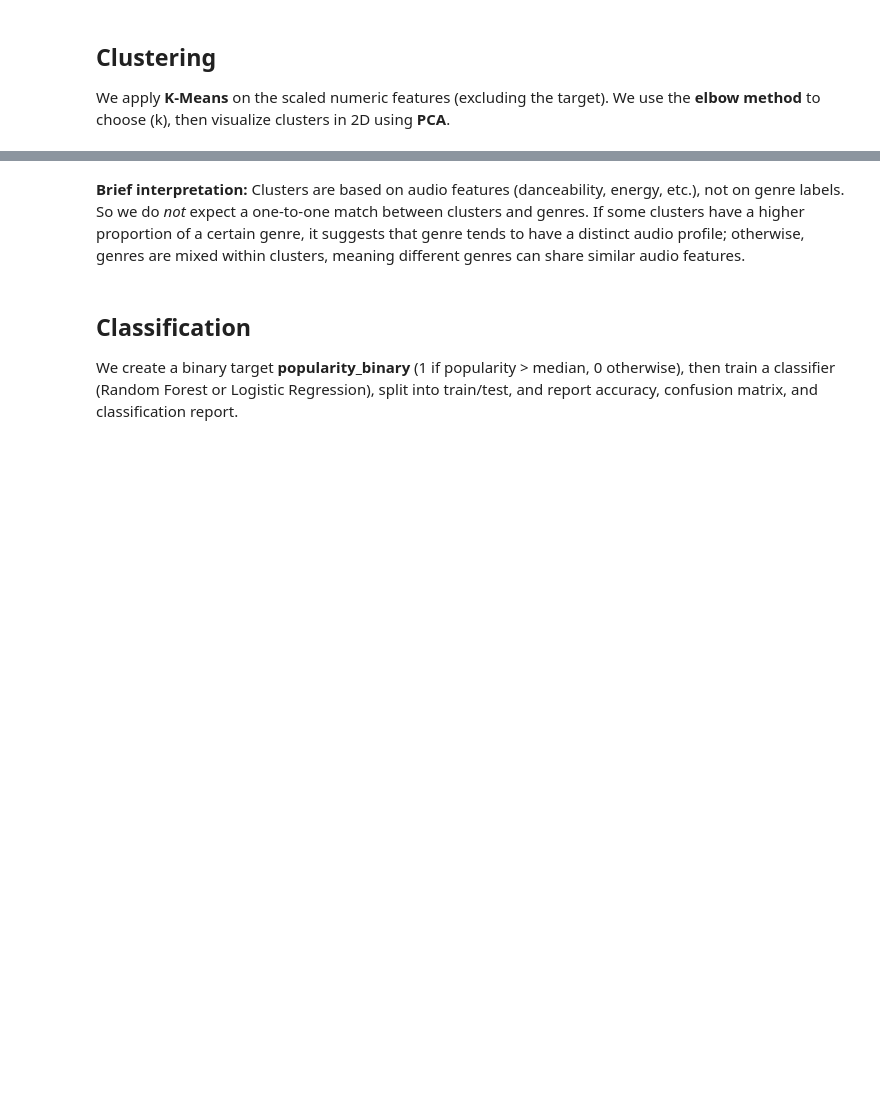
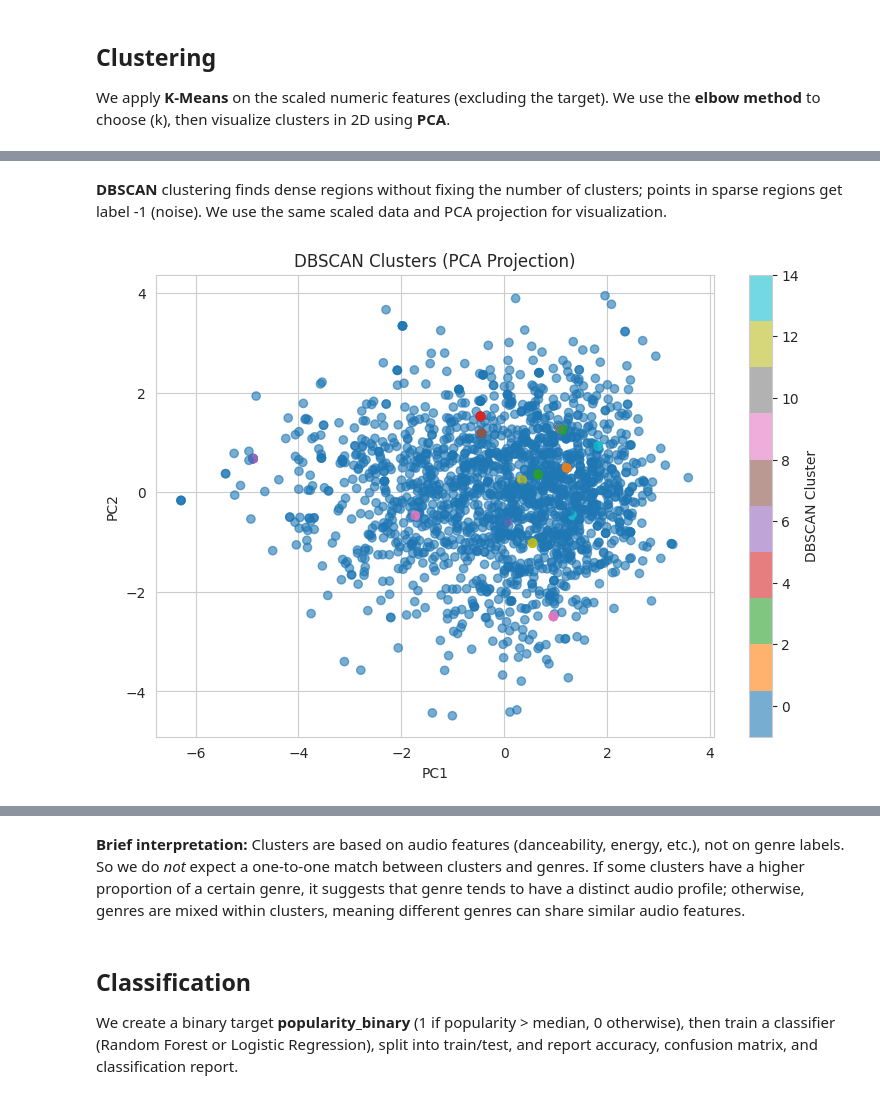
Before and after one commit to AlexSidorov12/Spotify_Project_CS4168, a Jupyter notebook: analysis.ipynb, the cells around one changed output, grey strips where cells are left out. Drawn from its saved outputs; the diff is of its cells as text; code cells hidden in the pictures; blank space fills up the shorter version.

```diff
--- a/analysis.ipynb
+++ b/analysis.ipynb
@@ -146,3 +223,7 @@ X_cluster = scaler.fit_transform(df_clean[clustering_cols])
+# %%
+# Ensure track_genre is excluded from clustering features (use only numeric audio features)
+clustering_cols = [c for c in clustering_cols if c != 'track_genre']
+X_cluster = scaler.fit_transform(df_clean[clustering_cols])
 # %%
 # Elbow method to choose k
 inertias = []
@@ -161,0 +247,5 @@ plt.show()
+# %%
+for k in [3, 5, 8]:
+    km = KMeans(n_clusters=k, random_state=42, n_init=10)
+    km.fit(X_cluster)
+    print(f"k={k}, inertia={km.inertia_}")
@@ -184,3 +283,20 @@ plt.show()
+# %% [markdown]
+**DBSCAN** clustering finds dense regions without fixing the number of clusters; points in sparse regions get label -1 (noise). We use the same scaled data and PCA projection for visualization.
+# %%
+from sklearn.cluster import DBSCAN
+
+db = DBSCAN(eps=0.8, min_samples=5)
+db_labels = db.fit_predict(X_cluster)
+
+plt.figure(figsize=(9, 6))
+plt.scatter(X_pca[:, 0], X_pca[:, 1], c=db_labels, cmap='tab10', alpha=0.6)
+plt.colorbar(label="DBSCAN Cluster")
+plt.xlabel("PC1")
+plt.ylabel("PC2")
+plt.title("DBSCAN Clusters (PCA Projection)")
+plt.show()
+# %% [output]
+[figure, added]
 # %%
 # Do clusters correspond to genres? Cross-tabulation
 ct = pd.crosstab(df_clean['cluster'], df_clean['track_genre'])
```
Also changed, not shown: parts of 29 cells of this notebook.
